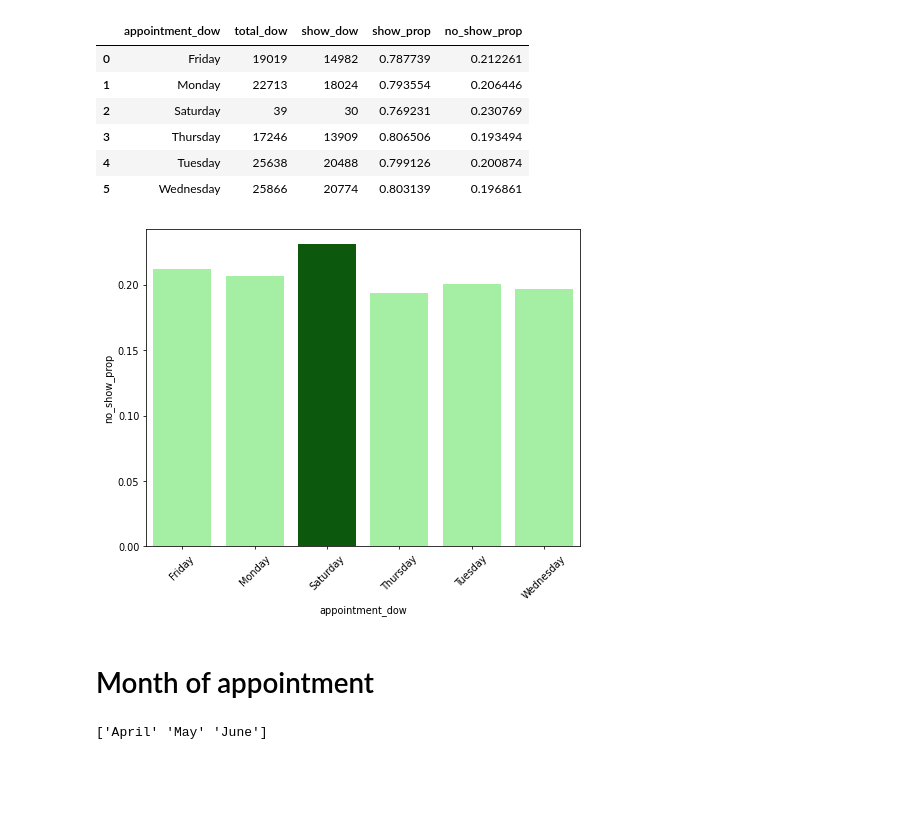
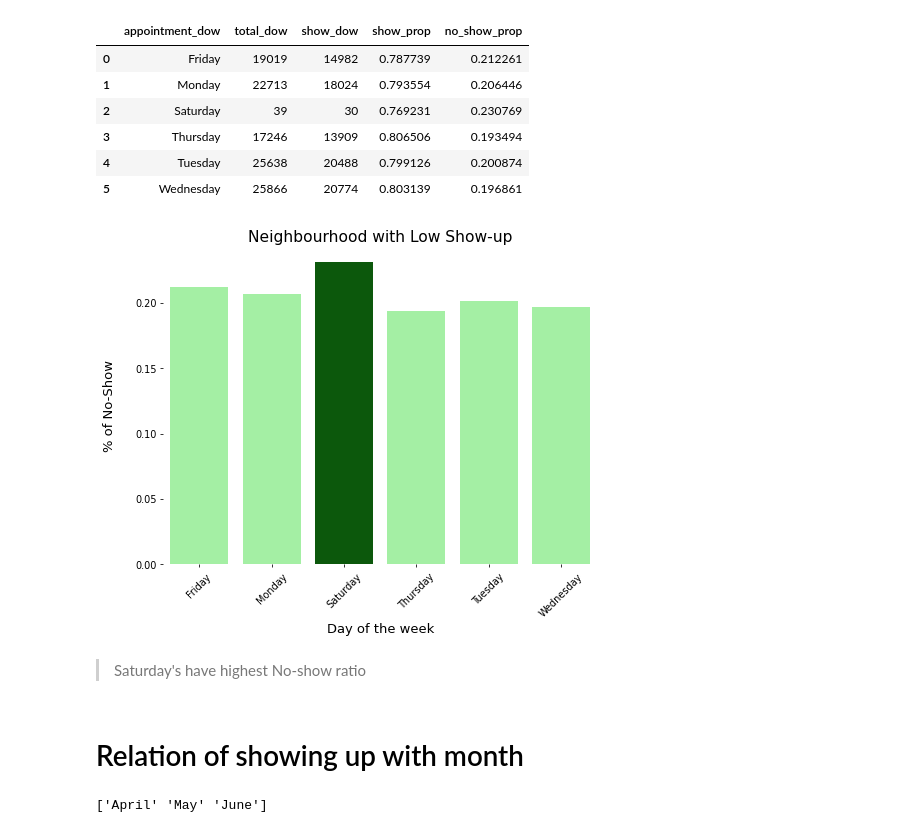
Before and after one commit to dishankkalra23/Medical-Appointment-No-Shows, a Jupyter notebook: Medical_Appointment_No_Shows.ipynb, the cells around one changed output. Saved outputs shown, nothing was run; the diff lists cells and outputs as text; code cells hidden in the pictures; blank space fills up the shorter version.

```diff
--- a/Medical_Appointment_No_Shows.ipynb
+++ b/Medical_Appointment_No_Shows.ipynb
@@ -824,13 +861,19 @@ appointment_day_of_week
 # %%
 plt.figure(figsize=(8,6),dpi=70)
 values = appointment_day_of_week.no_show_prop
 clrs = ['palegreen' if (x < max(values)) else 'darkgreen' for x in values ]
-sns.barplot(data=appointment_day_of_week,x='appointment_dow',y='no_show_prop',palette=clrs)
+graph = sns.barplot(data=appointment_day_of_week,x='appointment_dow',y='no_show_prop',palette=clrs)
+graph.set_xlabel('Day of the week',fontsize=13.5)
+graph.set_ylabel('% of No-Show\n',fontsize=13.5)
+graph.set_title('Neighbourhood with Low Show-up',fontsize=16)
+sns.despine( left=True, bottom=True)
 plt.xticks(rotation=45);
 # %% [output]
-[figure, old version]
+[figure, new version]
-# %% [markdown]
-# Month of appointment
+# %% [markdown]
+> Saturday's have highest No-show ratio
+# %% [markdown]
+# Relation of showing up with month
 # %%
 months = df.appointment_month.unique()
 print(months)
```
Also changed, not shown: parts of 18 cells of this notebook.
